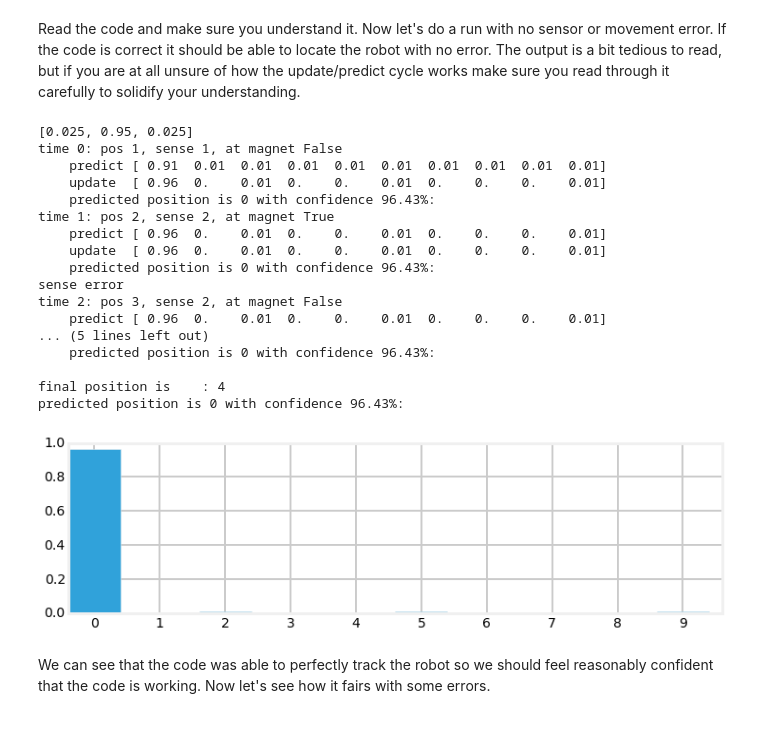
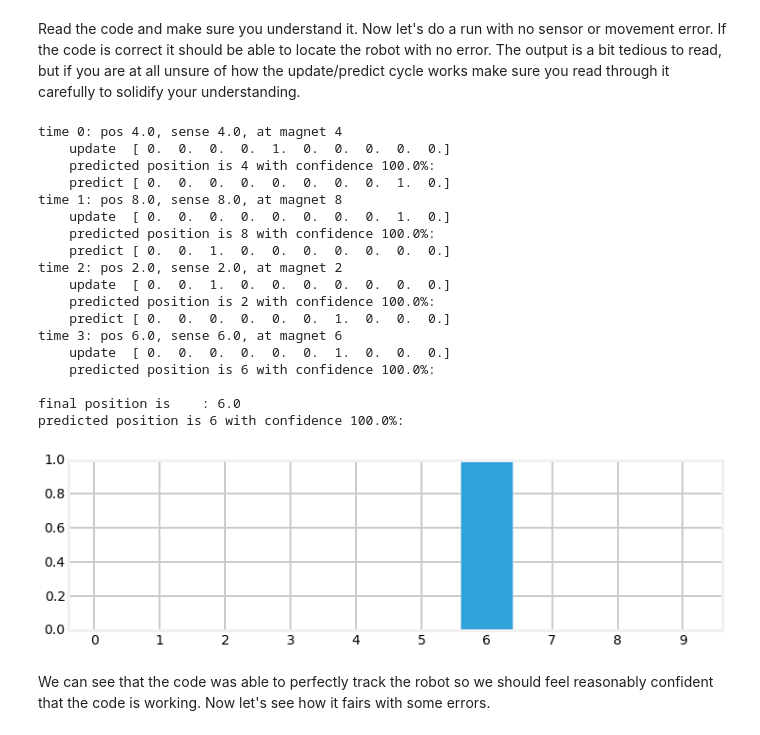
Before and after one commit to rlabbe/Kalman-and-Bayesian-Filters-in-Python, a Jupyter notebook: 02_Discrete_Bayes.ipynb, the cells around one changed output. Saved outputs shown, nothing was run; the diff lists cells and outputs as text; code cells hidden in the pictures.

Commit message:
Fixed train example.
May not be perfect, but the checked in version is wrong so I want
to get it out there ASAP.

```diff
--- a/02_Discrete_Bayes.ipynb
+++ b/02_Discrete_Bayes.ipynb
@@ -117,18 +120,16 @@ def normalize(prob_dist):
     """ Normalize probability distribution"""
     prob_dist /= sum(prob_dist)
 
+def update(map_, belief, z, p_hit, p_miss):
+    for i, val in enumerate(map_):
+        if val == z:
+            belief[i] *= p_hit
+        else:
+            belief[i] *= p_miss
 
-def update(hallway, pos_belief, measure, p_hit, p_miss):
-    for i in range(len(hallway)):
-        if hallway[i] == measure:
-            pos_belief[i] *= p_hit
-        else:
-            pos_belief[i] *= p_miss
-    normalize(pos_belief)
-
+    belief = normalize(belief)
 
 pos_belief = np.array([0.2] * 10)
-reading = 1 # 1 is 'door'
 update(hallway, pos_belief, 1, .6, .2)
 
 print('sum =', sum(pos_belief))
@@ -492,21 +479,16 @@ def predict(belief, U, kernel):
 # %% [markdown]
 With that we are ready to write the simulation. We will put it in a function so that we can run it with different assumptions. I will assume that the robot always starts at the beginning of the track. The track is implemented as being only 10 units long, but this could just represent a track of length, say 10,000, with the magnet pattern repeated every 10 units. I set the magnet pattern to first have a gap of 1 unit, then 2 units, then 3 units to help the algorithm distinguish where the robot is.
 # %%
-def simulate(iterations, move_error, sense_error,
+def simulate(iterations, kernel, sense_error,
              no_sense_error, move_distance,
              do_print=True):
-    track = [True, False, True, False, False,
-             True, False, False, False, True]
+    track = np.array([0, 1, 2, 3, 4, 5, 6, 7, 8, 9])
 
     pos_belief = np.array([0.01] * 10)
     pos_belief[0] = .9
     normalize(pos_belief)
 
-    p_correct = 1 - move_error
-
-    robot = Train(track, move_error, sense_error, no_sense_error)
-    kernel = [move_error/2., p_correct, move_error/2.]
-    print(kernel)
+    robot = Train(track, kernel, sense_error, no_sense_error)
 
     for i in range(iterations):
         robot.move(distance=move_distance)
@@ -515,9 +497,6 @@ def simulate(iterations, move_error, sense_error,
             print('time {}: pos {}, sense {}, at magnet {}'.format(
                     i, robot.pos, m, track[robot.pos]))
 
-        predict(pos_belief, move_distance, kernel)
-        if do_print:
-            print('    predict', pos_belief)
 
         update(track, pos_belief, m, 1. - sense_error, no_sense_error)
         if do_print:
@@ -527,9 +506,15 @@ def simulate(iterations, move_error, sense_error,
             print('    predicted position is {} with confidence {:.4}%:'.format(
                   ind, pos_belief[ind]*100))
 
+
+        if i < iterations - 1:
+            predict(pos_belief, move_distance, kernel)
+            if do_print:
+                print('    predict', pos_belief)
+
     bp.bar_plot(pos_belief)
     print()
-    print('final position is    :', robot.pos)
+    print('final position i', robot.pos)
     i = np.argmax(pos_belief)
     print('predicted position is {} with confidence {:.4}%:'.format(
             i, pos_belief[i]*100))
@@ -538,27 +523,28 @@ Read the code and make sure you understand it. Now let's do a run with no sensor
 # %%
 random.seed(3)
 np.set_printoptions(precision=2, suppress=True)
-simulate(4, move_error=0.05, sense_error=0.1,
-         no_sense_error=0.05, move_distance=1,
+simulate(4, kernel=[1.], sense_error=0.,
+         no_sense_error=0., move_distance=4,
          do_print=True)
 # %% [output]
-[0.025, 0.95, 0.025]
-time 0: pos 1, sense 1, at magnet False
-    predict [ 0.91  0.01  0.01  0.01  0.01  0.01  0.01  0.01  0.01  0.01]
-    update  [ 0.96  0.    0.01  0.    0.    0.01  0.    0.    0.    0.01]
-    predicted position is 0 with confidence 96.43%:
-time 1: pos 2, sense 2, at magnet True
-    predict [ 0.96  0.    0.01  0.    0.    0.01  0.    0.    0.    0.01]
-    update  [ 0.96  0.    0.01  0.    0.    0.01  0.    0.    0.    0.01]
-    predicted position is 0 with confidence 96.43%:
-sense error
-time 2: pos 3, sense 2, at magnet False
-    predict [ 0.96  0.    0.01  0.    0.    0.01  0.    0.    0.    0.01]
-... (5 lines left out)
-    predicted position is 0 with confidence 96.43%:
+time 0: pos 4.0, sense 4.0, at magnet 4
+    update  [ 0.  0.  0.  0.  1.  0.  0.  0.  0.  0.]
+    predicted position is 4 with confidence 100.0%:
+    predict [ 0.  0.  0.  0.  0.  0.  0.  0.  1.  0.]
+time 1: pos 8.0, sense 8.0, at magnet 8
+    update  [ 0.  0.  0.  0.  0.  0.  0.  0.  1.  0.]
+    predicted position is 8 with confidence 100.0%:
+    predict [ 0.  0.  1.  0.  0.  0.  0.  0.  0.  0.]
+time 2: pos 2.0, sense 2.0, at magnet 2
+    update  [ 0.  0.  1.  0.  0.  0.  0.  0.  0.  0.]
+    predicted position is 2 with confidence 100.0%:
+    predict [ 0.  0.  0.  0.  0.  0.  1.  0.  0.  0.]
+time 3: pos 6.0, sense 6.0, at magnet 6
+    update  [ 0.  0.  0.  0.  0.  0.  1.  0.  0.  0.]
+    predicted position is 6 with confidence 100.0%:
 
-final position is    : 4
-predicted position is 0 with confidence 96.43%:
+final position is    : 6.0
+predicted position is 6 with confidence 100.0%:
-[figure, old version]
+[figure, new version]
 # %% [markdown]
 We can see that the code was able to perfectly track the robot so we should feel reasonably confident that the code is working. Now let's see how it fairs with some errors.
```
Also changed, not shown: parts of 9 cells of this notebook, 1 other file.
